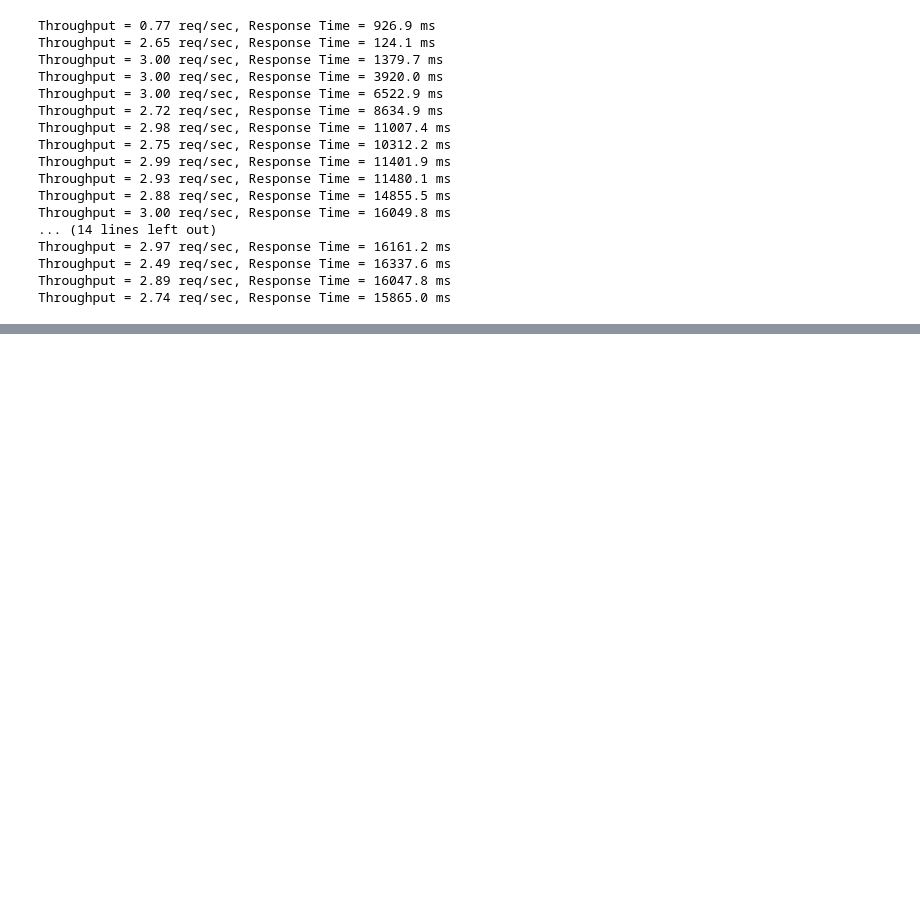
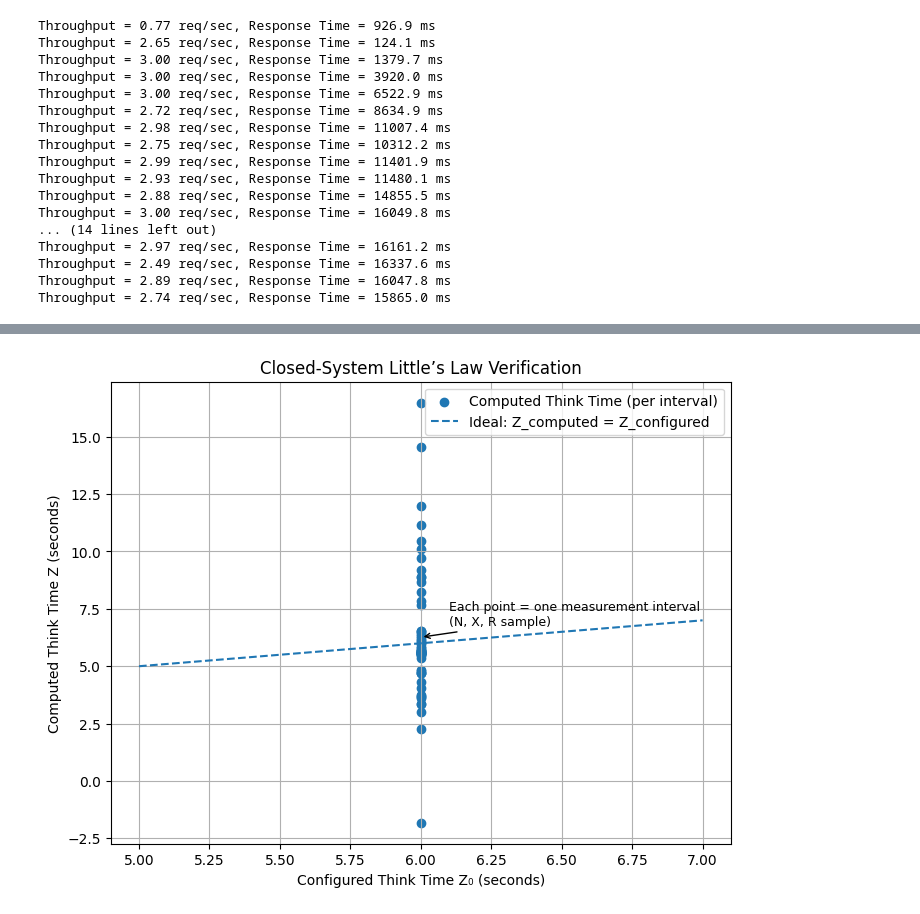
Before and after one commit to viren711/Performance-Analysis-CS681, a Jupyter notebook: closed-load-test/closed-load.ipynb, the cells around one changed output, grey strips where cells are left out. Drawn from its saved outputs; the diff is of its cells as text; code cells hidden in the pictures; blank space fills up the shorter version.

```diff
--- a/closed-load-test/closed-load.ipynb
+++ b/closed-load-test/closed-load.ipynb
@@ -822,0 +902,45 @@ Throughput = 2.74 req/sec, Response Time = 15865.0 ms
+# %%
+import matplotlib.pyplot as plt
+import numpy as np
+
+Z_configured = 6.0  # seconds
+
+# X-axis: configured think time (constant)
+Z_x = np.full(len(Z), Z_configured)
+
+plt.figure(figsize=(8,6))
+
+plt.scatter(
+    Z_x,
+    Z,
+    marker='o',
+    label="Computed Think Time (per interval)"
+)
+
+# Ideal Little's Law line
+plt.plot(
+    [Z_configured - 1, Z_configured + 1],
+    [Z_configured - 1, Z_configured + 1],
+    linestyle="--",
+    label="Ideal: Z_computed = Z_configured"
+)
+
+plt.xlabel("Configured Think Time Z₀ (seconds)")
+plt.ylabel("Computed Think Time Z (seconds)")
+plt.title("Closed-System Little’s Law Verification")
+
+plt.legend()
+plt.grid(True)
+
+# Annotation explaining markers
+plt.annotate(
+    "Each point = one measurement interval\n(N, X, R sample)",
+    xy=(Z_configured, np.mean(Z)),
+    xytext=(Z_configured + 0.1, np.mean(Z) + 0.5),
+    arrowprops=dict(arrowstyle="->"),
+    fontsize=9
+)
+
+plt.show()
+# %% [output]
+[figure, added]
```
Also changed, not shown: parts of 2 cells of this notebook, 1 other file.
